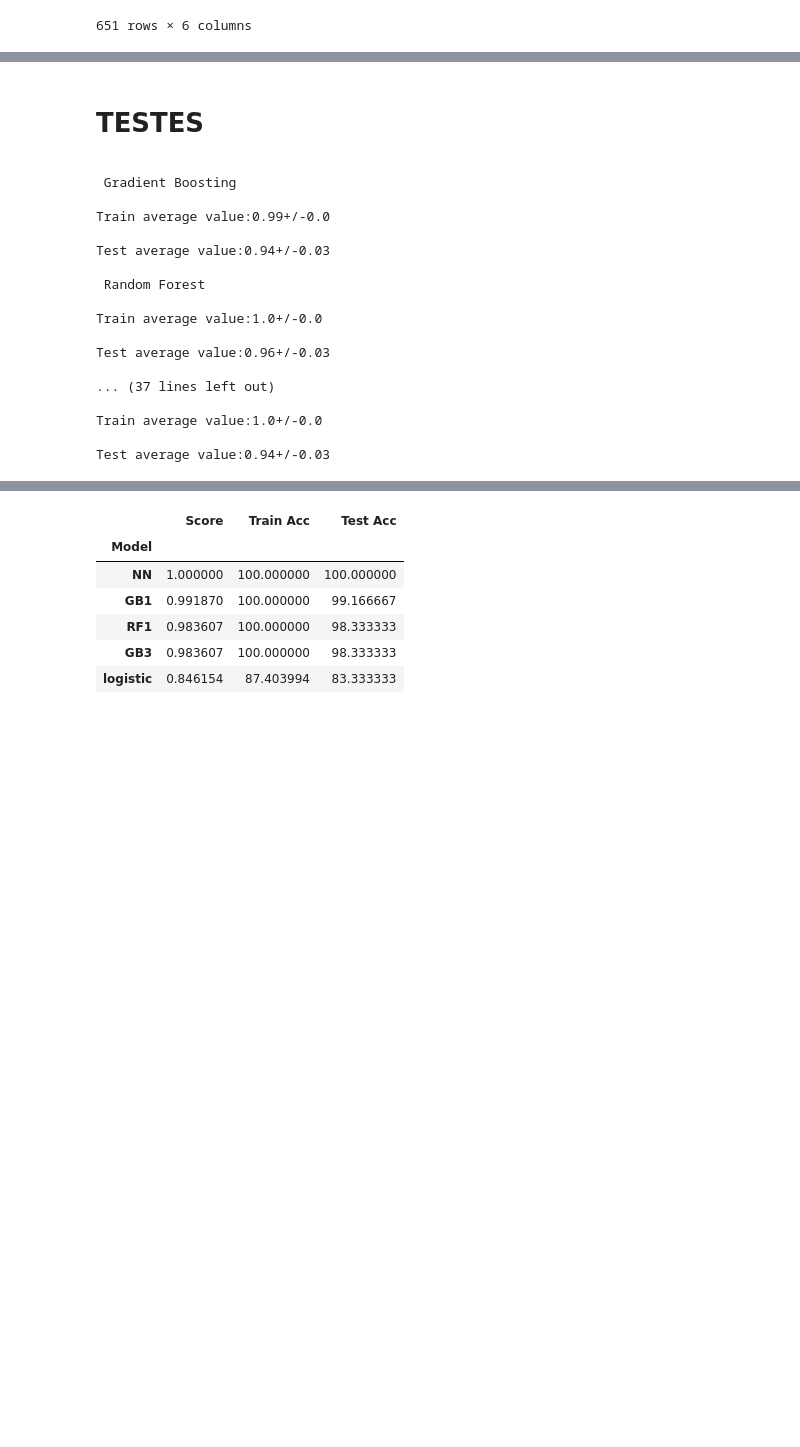
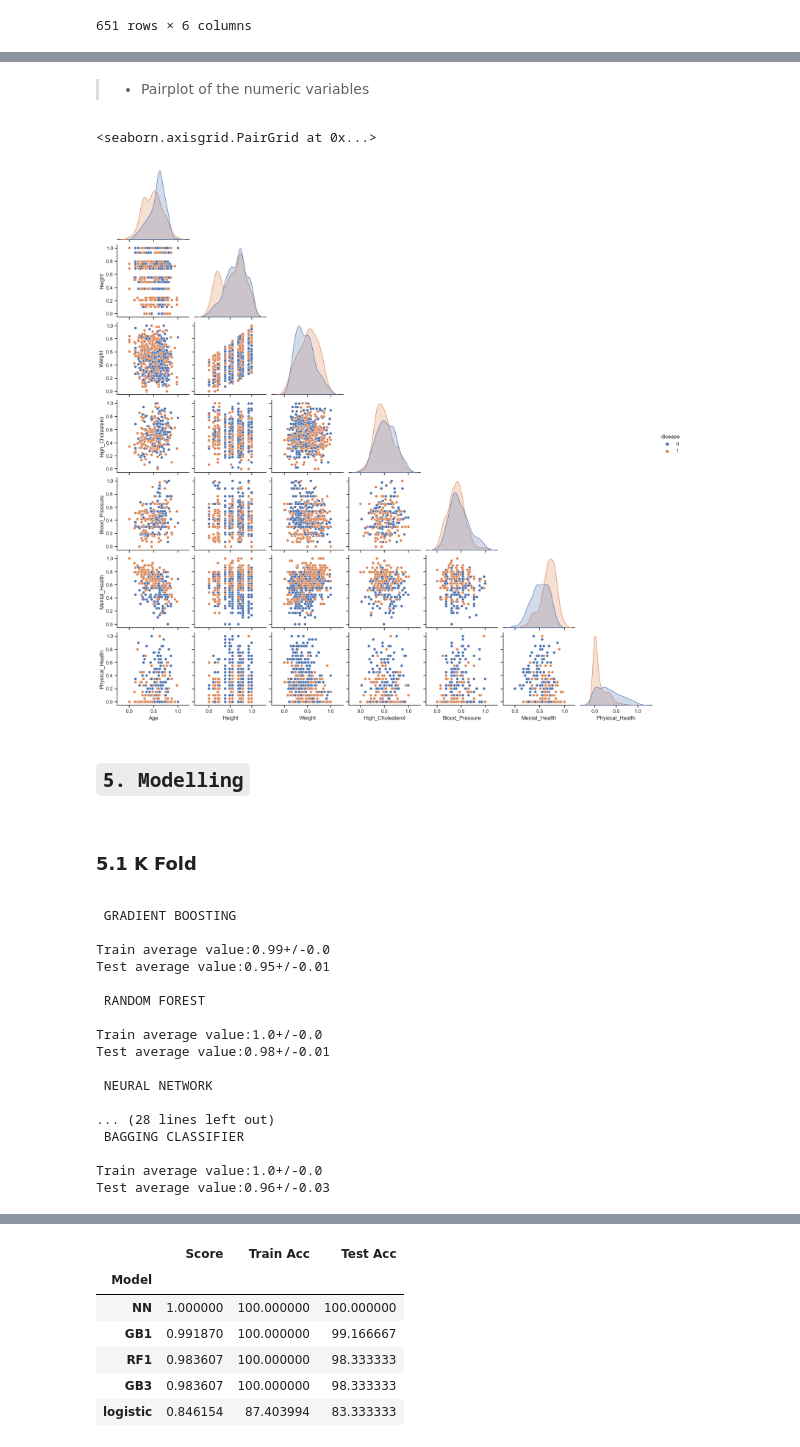
Before and after one commit to henrymmarques/MLProject, a Jupyter notebook: FINAL - Group03.ipynb, the cells around one changed output, grey strips where cells are left out. Cells and saved outputs as stored; diff of their text form; code cells hidden in the pictures; blank space fills up the shorter version.

```diff
--- a/FINAL - Group03.ipynb
+++ b/FINAL - Group03.ipynb
@@ -993,7 +1005,23 @@ plt.show()
+# %% [markdown]
+> * Pairplot of the numeric variables
+# %%
+#df used to plot variables
+train_data_num_plot=train_data_num_scaled.copy()
+train_data_num_plot['disease']=y_train
+sns.pairplot(train_data_num_plot, hue = 'disease', corner=True)
+# %% [output]
+<seaborn.axisgrid.PairGrid at 0x...>
+[figure, added]
 # %% [markdown]
-<a class="anchor" id="4th-bullet">
+<a class="anchor" id="modelling">
 
-
-# TESTES
+## `5. Modelling`
 
 </a>
+# %% [markdown]
+<a class="anchor" id="5-1-bullet">
+
+
+###  5.1 K Fold
+
+</a>
@@ -1018,47 +1046,47 @@ def avg_score_KF(split_method,X,y,model):
 # %%
 # DO IT
 kf = KFold(n_splits=10)
-print('\n Gradient Boosting')
-avg_score_KF(kf, X_train, y_train, GradientBoostingClassifier())
+print('\n GRADIENT BOOSTING')
+avg_score_KF(kf, df_k_fold, df_k_fold_y, GradientBoostingClassifier())
 
-print('\n Random Forest')
-avg_score_KF(kf, X_train, y_train, RandomForestClassifier())
+print('\n RANDOM FOREST')
+avg_score_KF(kf, df_k_fold, df_k_fold_y, RandomForestClassifier())
 
-print('\n Neural Network')
-avg_score_KF(kf, X_train, y_train, MLPClassifier())
+print('\n NEURAL NETWORK')
+avg_score_KF(kf, df_k_fold, df_k_fold_y, MLPClassifier())
 
-print('\n Naive Bayes')
-avg_score_KF(kf, X_train, y_train, GaussianNB())
+print('\n NAIVE BAYES')
+avg_score_KF(kf, df_k_fold, df_k_fold_y, GaussianNB())
 
-print('\n Logistic Regression')
-avg_score_KF(kf, X_train, y_train, LogisticRegression())
+print('\n LOGISTIC REGRESSION')
+avg_score_KF(kf, df_k_fold, df_k_fold_y, LogisticRegression())
 
-print('\n ADA Boosting')
-avg_score_KF(kf, X_train, y_train, AdaBoostClassifier())
+print('\n ADA BOOSTING')
+avg_score_KF(kf, df_k_fold, df_k_fold_y, AdaBoostClassifier())
 
-print('\n Extra Tree Classifier')
-avg_score_KF(kf, X_train, y_train, ExtraTreesClassifier())
+print('\n EXTRA TREE CLASSIFIER')
+avg_score_KF(kf, df_k_fold, df_k_fold_y, ExtraTreesClassifier())
 
-print('\n Support Vector Classifier')
-avg_score_KF(kf, X_train, y_train, SVC())
+print('\n SUPPORT VECTOR CLASSIFIER')
+avg_score_KF(kf, df_k_fold, df_k_fold_y, SVC())
 
-print('\n Bagging Classifier')
-avg_score_KF(kf, X_train, y_train, BaggingClassifier())
+print('\n BAGGING CLASSIFIER')
+avg_score_KF(kf, df_k_fold, df_k_fold_y, BaggingClassifier())
 # %% [output]
- Gradient Boosting
+ GRADIENT BOOSTING
 
 Train average value:0.99+/-0.0
+Test average value:0.95+/-0.01
 
-Test average value:0.94+/-0.03
-
- Random Forest
+ RANDOM FOREST
 
 Train average value:1.0+/-0.0
+Test average value:0.98+/-0.01
 
-Test average value:0.96+/-0.03
+ NEURAL NETWORK
 
-... (37 lines left out)
+... (28 lines left out)
+ BAGGING CLASSIFIER
 
 Train average value:1.0+/-0.0
-
-Test average value:0.94+/-0.03
+Test average value:0.96+/-0.03
```
Also changed, not shown: parts of 19 cells of this notebook.
